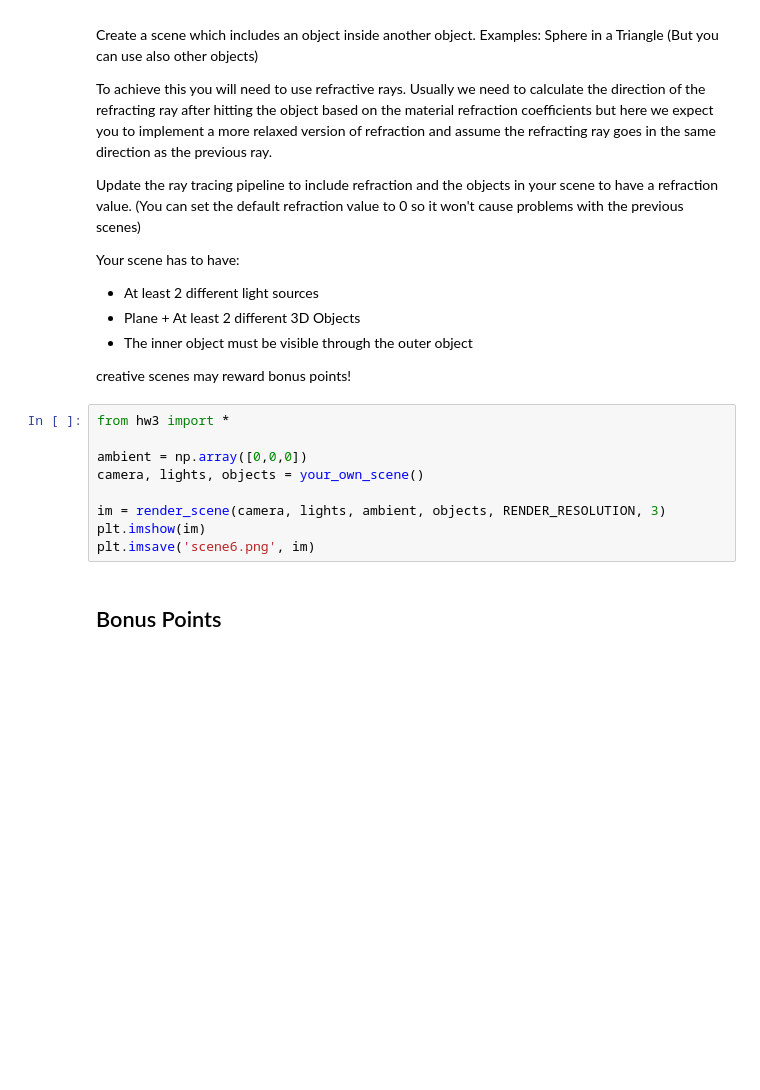
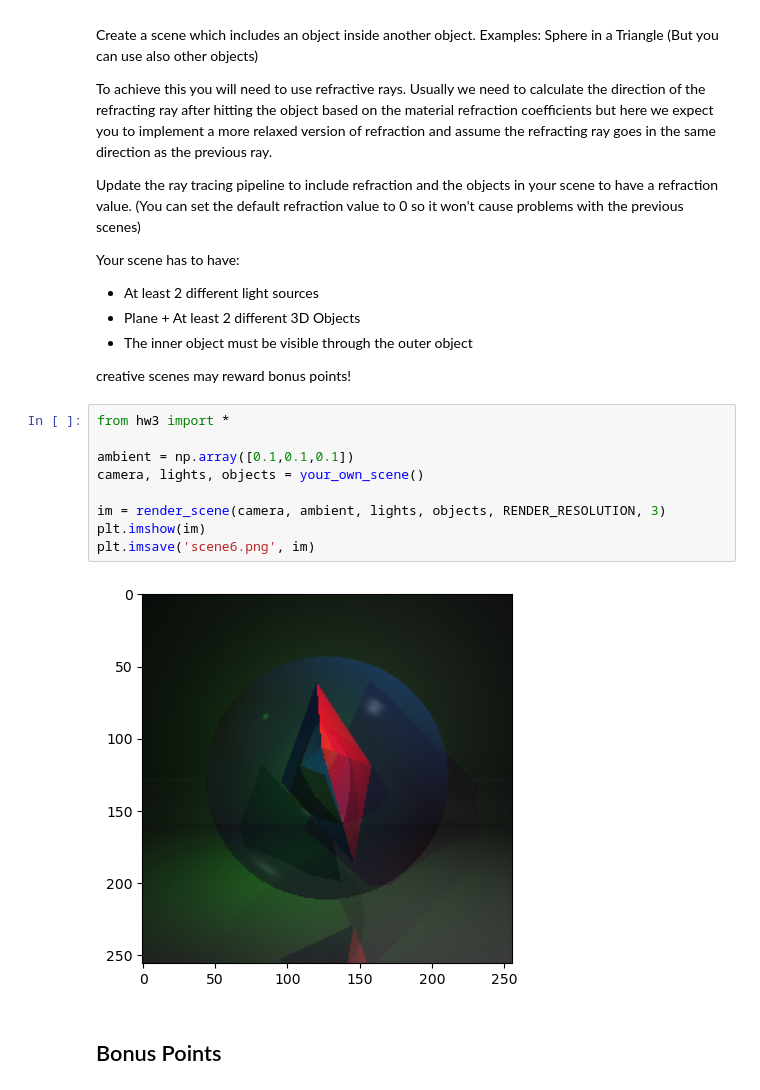
Before and after one commit to gonhonig/Ray-Tracing, a Jupyter notebook: Ray Tracing Assignment.ipynb, the cells around one changed output. Cells and saved outputs as stored; diff of their text form; blank space fills up the shorter version.

```diff
--- a/Ray Tracing Assignment.ipynb
+++ b/Ray Tracing Assignment.ipynb
@@ -251,12 +251,14 @@ creative scenes may reward bonus points!
 # %%
 from hw3 import *
 
-ambient = np.array([0,0,0])
+ambient = np.array([0.1,0.1,0.1])
 camera, lights, objects = your_own_scene()
 
-im = render_scene(camera, lights, ambient, objects, RENDER_RESOLUTION, 3)
+im = render_scene(camera, ambient, lights, objects, RENDER_RESOLUTION, 3)
 plt.imshow(im)
 plt.imsave('scene6.png', im)
+# %% [output]
+[figure, added]
 # %% [markdown]
 ## Bonus Points
 # %% [markdown]
```
Also changed, not shown: 5 other files.
